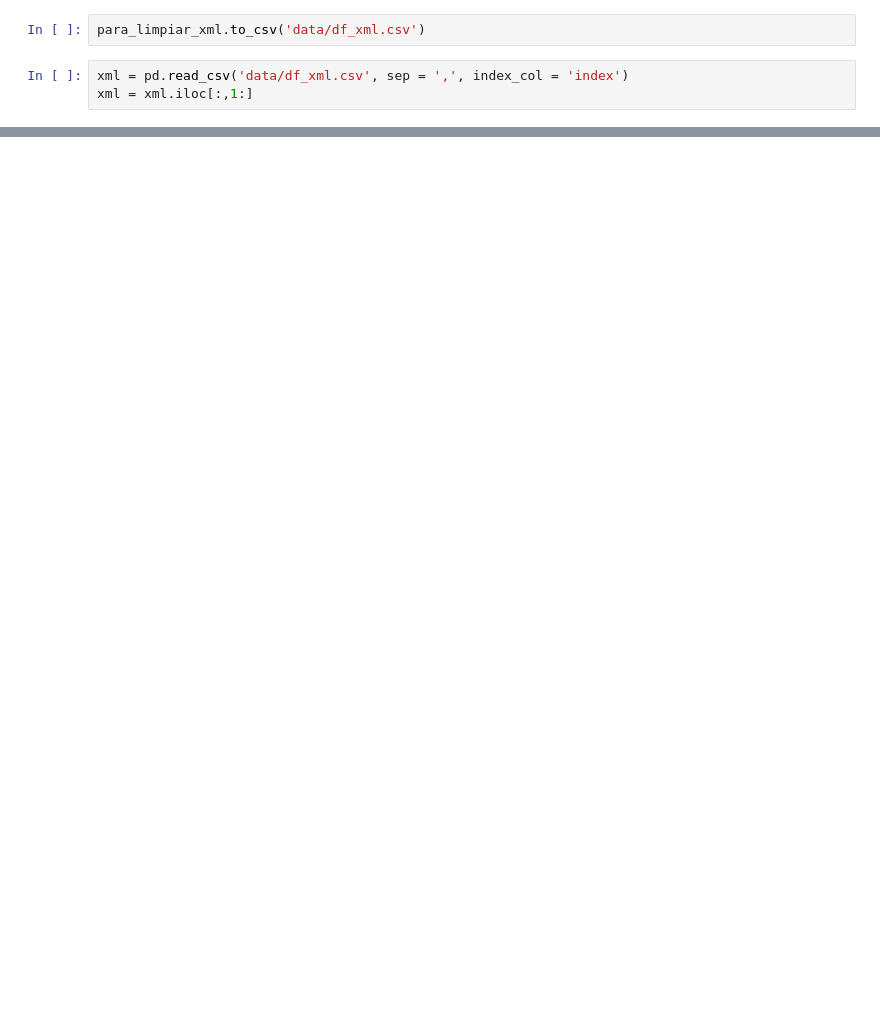
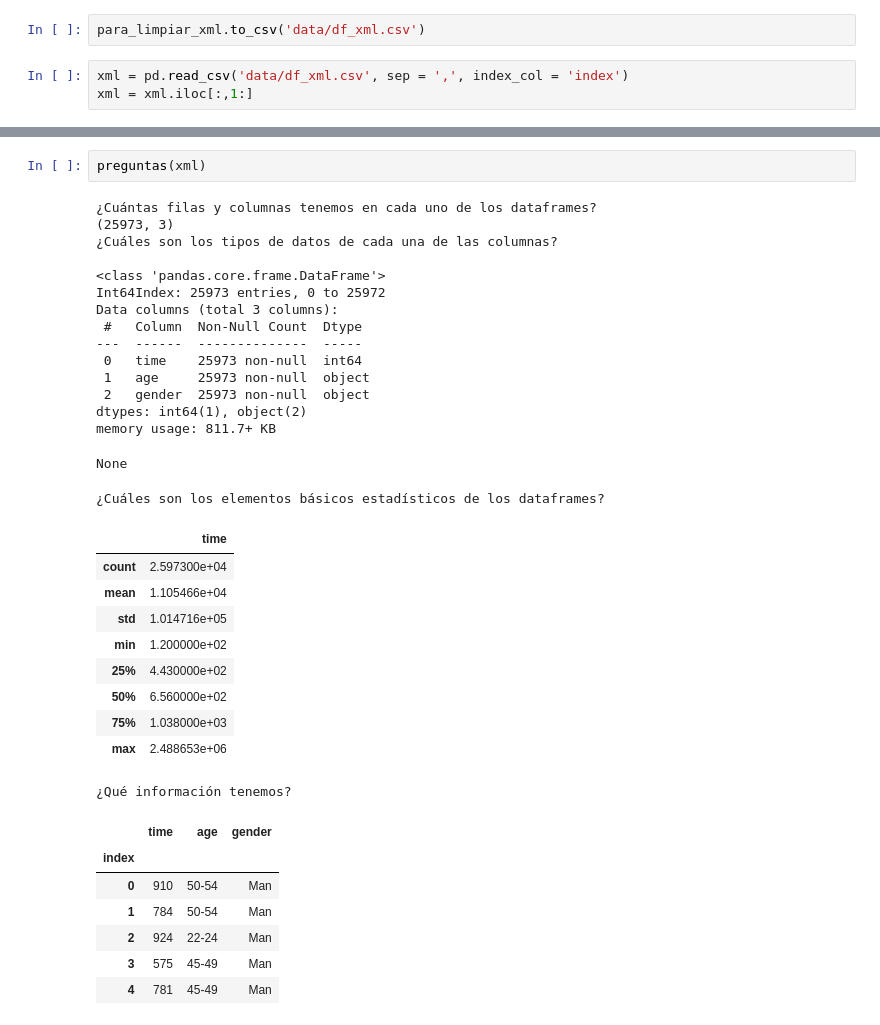
Before and after one commit to anane3373/promoE-modulo2-proyecto-equipo2-NataliaAnaIAnaGAnaS, a Jupyter notebook: exploracion_archivos.ipynb, the cells around one changed output, grey strips where cells are left out. Drawn from its saved outputs; the diff is of its cells as text; blank space fills up the shorter version.

```diff
--- a/exploracion_archivos.ipynb
+++ b/exploracion_archivos.ipynb
@@ -156,0 +153,36 @@ xml
+# %%
+preguntas(xml)
+# %% [output]
+¿Cuántas filas y columnas tenemos en cada uno de los dataframes?
+(25973, 3)
+¿Cuáles son los tipos de datos de cada una de las columnas?
+
+<class 'pandas.core.frame.DataFrame'>
+Int64Index: 25973 entries, 0 to 25972
+Data columns (total 3 columns):
+ #   Column  Non-Null Count  Dtype
+---  ------  --------------  -----
+ 0   time    25973 non-null  int64
+ 1   age     25973 non-null  object
+ 2   gender  25973 non-null  object
+dtypes: int64(1), object(2)
+memory usage: 811.7+ KB
+None
+¿Cuáles son los elementos básicos estadísticos de los dataframes?
+|  | time |
+| count | 2.597300e+04 |
+| mean | 1.105466e+04 |
+| std | 1.014716e+05 |
+| min | 1.200000e+02 |
+| 25% | 4.430000e+02 |
+| 50% | 6.560000e+02 |
+| 75% | 1.038000e+03 |
+| max | 2.488653e+06 |
+¿Qué información tenemos?
+|  | time | age | gender |
+| index |  |  |  |
+| 0 | 910 | 50-54 | Man |
+| 1 | 784 | 50-54 | Man |
+| 2 | 924 | 22-24 | Man |
+| 3 | 575 | 45-49 | Man |
+| 4 | 781 | 45-49 | Man |
```
Also changed, not shown: parts of 18 cells of this notebook, 1 other file.
